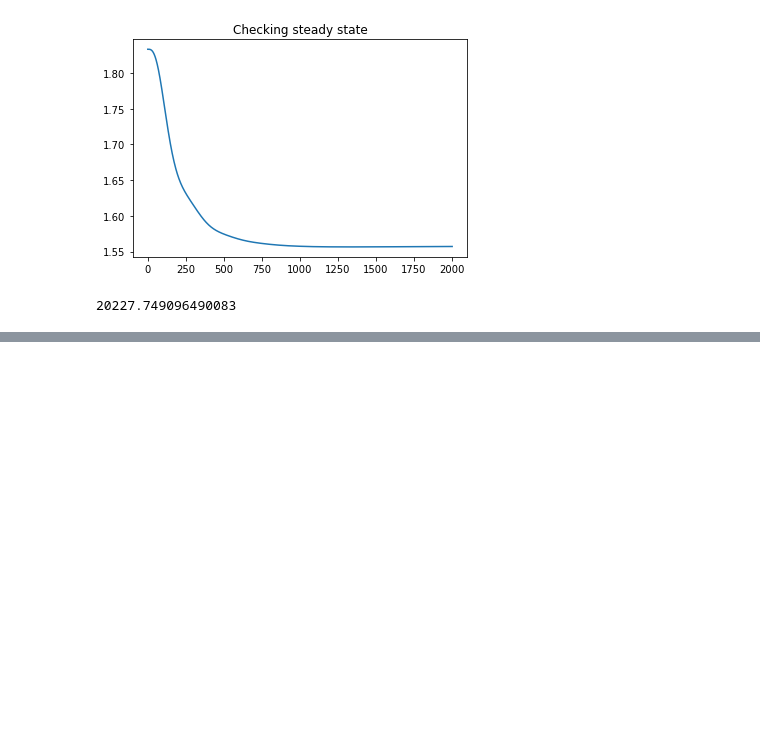
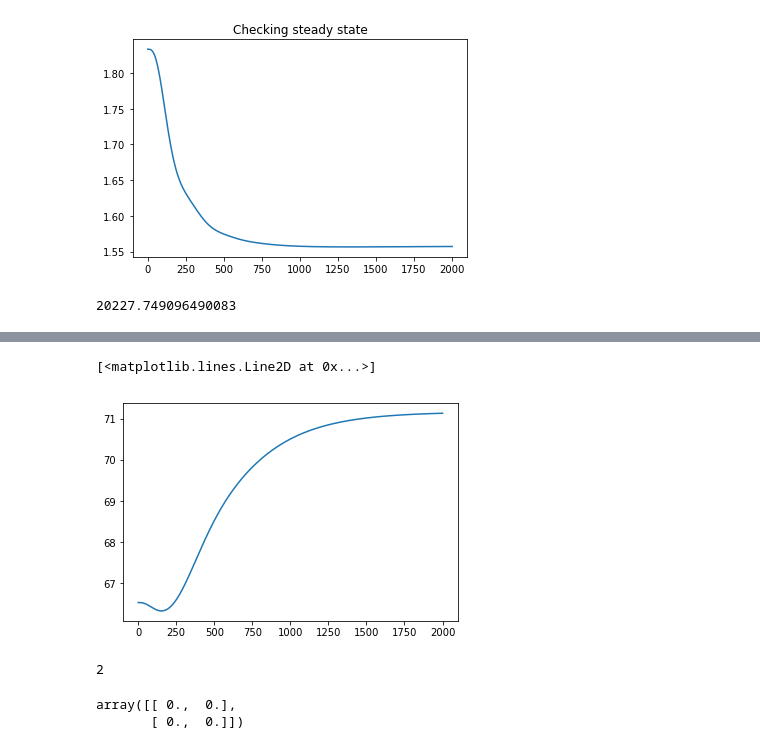
Before and after one commit to GregLaycock/CBT-project-CSTR-, a Jupyter notebook: System simulation/Notebook proj steptesting/CPB_2017_code_part1_A/simulation.ipynb, the cells around one changed output, grey strips where cells are left out. Saved outputs shown, nothing was run; the diff lists cells and outputs as text; code cells hidden in the pictures; blank space fills up the shorter version.

```diff
--- a/System simulation/Notebook proj steptesting/CPB_2017_code_part1_A/simulation.ipynb
+++ b/System simulation/Notebook proj steptesting/CPB_2017_code_part1_A/simulation.ipynb
@@ -507,0 +520,14 @@ ans = scipy.optimize.minimize(error_func,[0.1,100,30],args=(20,tspan,ss_values["
+# %%
+plot.plot(tspan,run_sim('Ps2')['T'])
+# %% [output]
+[<matplotlib.lines.Line2D at 0x...>]
+[figure, added]
+# %%
+sum(numpy.array([1,2,3]) - numpy.array([1,2,1]))
+# %% [output]
+2
+# %%
+numpy.zeros([2,2])
+# %% [output]
+array([[ 0.,  0.],
+       [ 0.,  0.]])
```
Also changed, not shown: parts of 4 cells of this notebook, 4 other files.
